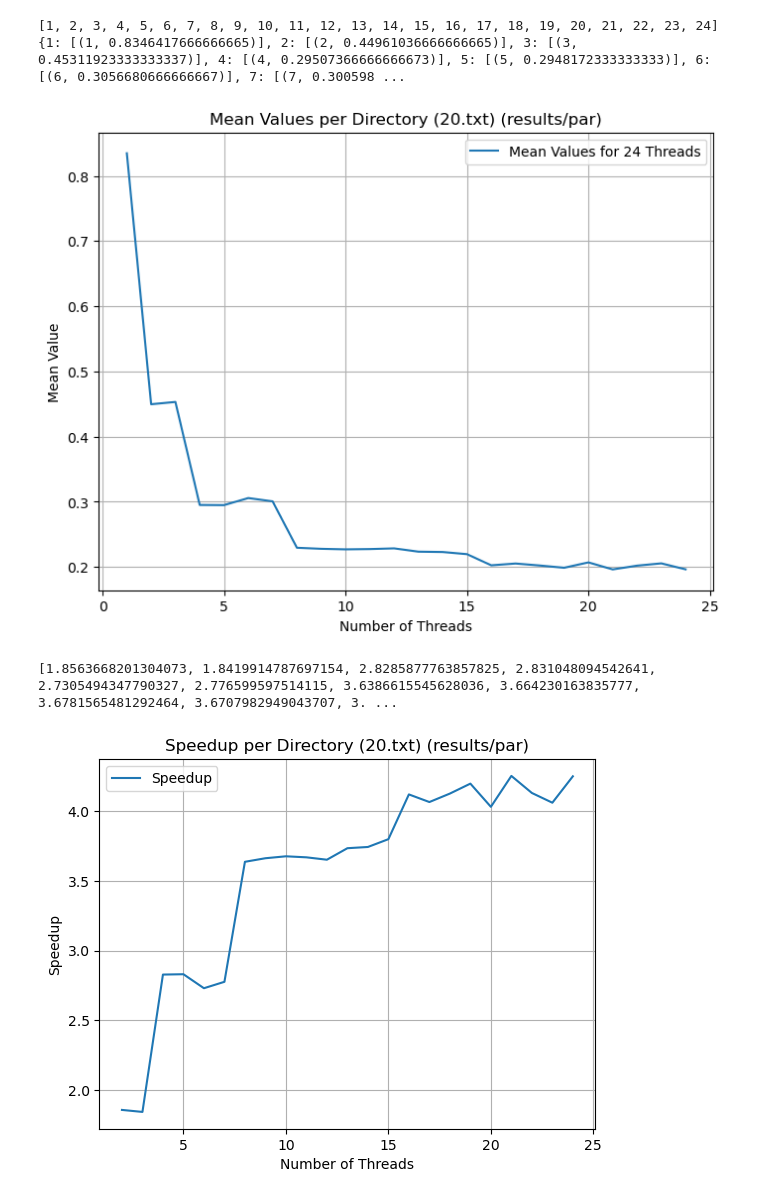
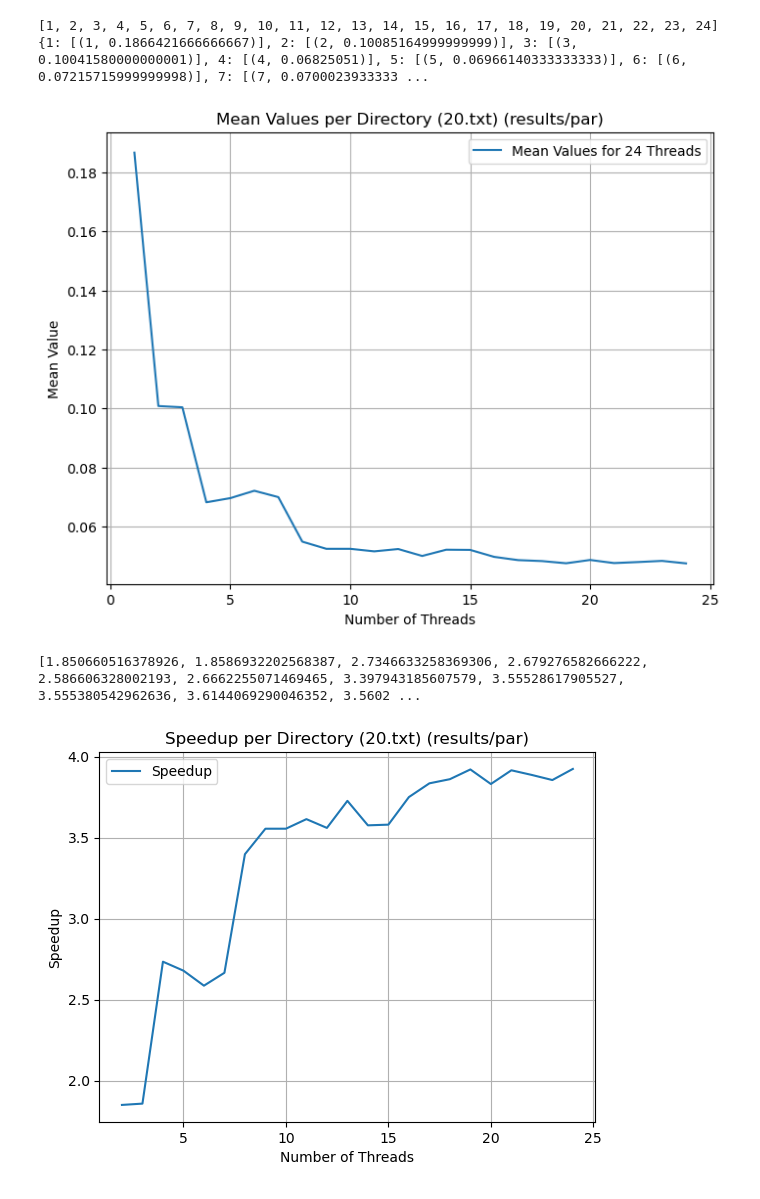
Before and after one commit to loremancio/Computer-Architecture-Project, a Jupyter notebook: benchmark.ipynb, the cells around one changed output. Cells and saved outputs as stored; diff of their text form; code cells hidden in the pictures.

```diff
--- a/benchmark.ipynb
+++ b/benchmark.ipynb
@@ -50,7 +50,7 @@ import os
 import matplotlib.pyplot as plt
 
 # Define the directory path
-base_dir = os.path.join('results', 'par')
+base_dir = os.path.join('results', 'parallel-O2')
 
 # Initialize an empty dictionary to store data
 data = {}
@@ -72,7 +72,7 @@ for dir in dirs:
     data[dir] = []
 
     # Process only the "20.txt" file
-    file_path = os.path.join(dir_path, '22.txt')
+    file_path = os.path.join(dir_path, '20.txt')
 
     # Check if the file exists
     if os.path.isfile(file_path):
@@ -107,34 +107,36 @@ for key, value in data.items():
     y.append(value[0][1])
   # Plot the data for this directory with a unique label
 plt.plot(x, y, label=f"Mean Values for {key} Threads")
 
 # Set labels and title
 plt.xlabel("Number of Threads")
 plt.ylabel("Mean Value")
 plt.title("Mean Values per Directory (20.txt) (results/par)")
 
 # Add legend
 plt.legend()
 
 # Show the plot
 plt.grid(True)
+plt.savefig('mean_values-O2.png')
 plt.show()
 
 #print the speedup for every thread
 speedup = []
 for i in range(1,len(y)):
     speedup.append(y[0]/y[i])
 print(speedup)
 plt.plot(x[1:], speedup, label=f"Speedup")
 plt.xlabel("Number of Threads")
 plt.ylabel("Speedup")
 plt.title("Speedup per Directory (20.txt) (results/par)")
 plt.legend()
 plt.grid(True)
+plt.savefig('speedup-O2.png')
 plt.show()
 # %% [output]
 [1, 2, 3, 4, 5, 6, 7, 8, 9, 10, 11, 12, 13, 14, 15, 16, 17, 18, 19, 20, 21, 22, 23, 24]
-{1: [(1, 0.8346417666666665)], 2: [(2, 0.44961036666666665)], 3: [(3, 0.45311923333333337)], 4: [(4, 0.29507366666666673)], 5: [(5, 0.2948172333333333)], 6: [(6, 0.3056680666666667)], 7: [(7, 0.300598 ...
+{1: [(1, 0.1866421666666667)], 2: [(2, 0.10085164999999999)], 3: [(3, 0.10041580000000001)], 4: [(4, 0.06825051)], 5: [(5, 0.06966140333333333)], 6: [(6, 0.07215715999999998)], 7: [(7, 0.0700023933333 ...
-[figure, old version]
+[figure, new version]
-[1.8563668201304073, 1.8419914787697154, 2.8285877763857825, 2.831048094542641, 2.7305494347790327, 2.776599597514115, 3.6386615545628036, 3.664230163835777, 3.6781565481292464, 3.6707982949043707, 3. ...
+[1.850660516378926, 1.8586932202568387, 2.7346633258369306, 2.679276582666222, 2.586606328002193, 2.6662255071469465, 3.397943185607579, 3.55528617905527, 3.555380542962636, 3.6144069290046352, 3.5602 ...
-[figure, old version]
+[figure, new version]
```
Also changed, not shown: 6 other files.
